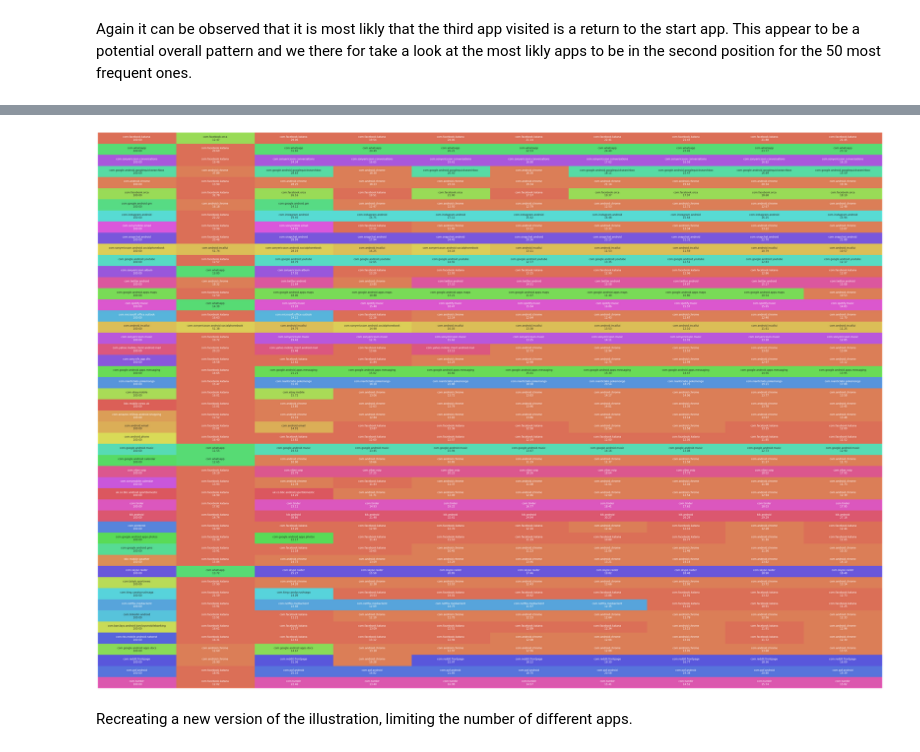
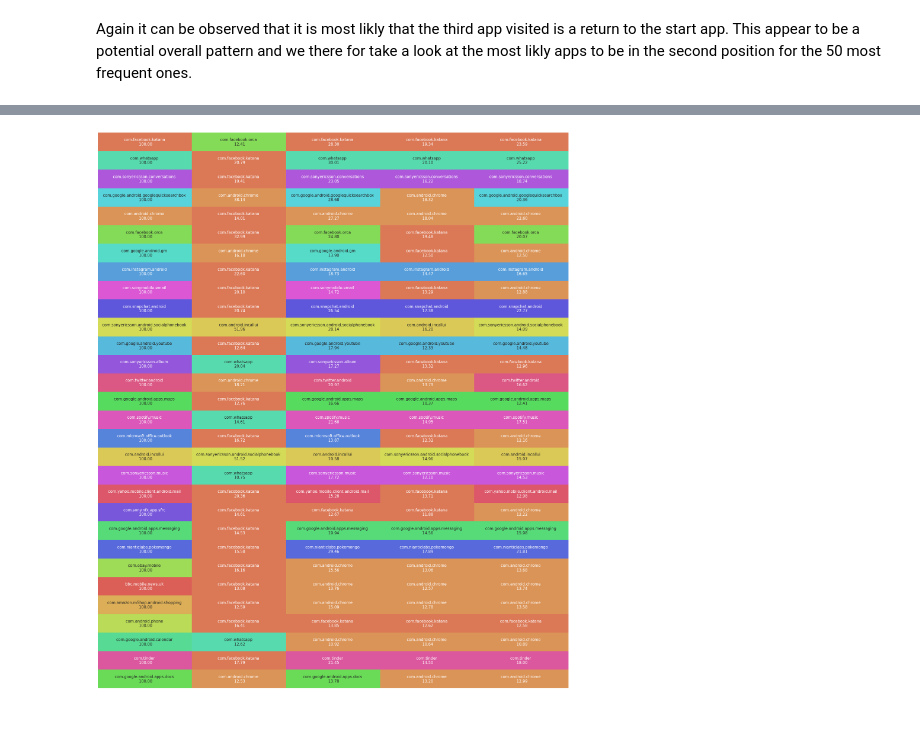
Before and after one commit to ClaraAndersen/motifs_and_competition_in_app_usage, a Jupyter notebook: Sessions_with_common_starting_apps.ipynb, the cells around one changed output, grey strips where cells are left out. Cells and saved outputs as stored; diff of their text form; code cells hidden in the pictures; blank space fills up the shorter version.

```diff
--- a/Sessions_with_common_starting_apps.ipynb
+++ b/Sessions_with_common_starting_apps.ipynb
@@ -327,0 +346,14 @@ for i in range(50):
+# %%
+# I am running this one
+df_start_sequences=pd.DataFrame([])
+frequent_apps=data2.groupby(['package_name']).size().nlargest(30)
+for i in range(30):
+    app=frequent_apps.reset_index().iloc[i].package_name
+    df_start_sequence=data2.set_index(['user_id','session']).loc[data2[(data2.new_session)\
+    &(data2.package_name==frequent_apps.reset_index().iloc[i].package_name)].set_index(['user_id','session']).index]\
+    .reset_index()
+    df_start_sequence['position in sequence']=1
+    df_start_sequence["position in sequence"]=df_start_sequence.groupby(['user_id','session'])["position in sequence"].cumsum()
+    df_start_sequence["start_app"]=app
+    df_start_sequences=df_start_sequences.append(df_start_sequence)
+    print("sessions starting with ",i,"have been added")
@@ -330,5 +380,3 @@ df_start_sequences.to_csv("start_sequences_top50.csv")
-# %%
-df_start_sequences=pd.read_csv("start_sequences_top50.csv")
 # %%
 df_probabilities_in_position=df_start_sequences.reset_index().groupby(["start_app","position in sequence","package_name"]).size()
 df_probabilities_in_position=df_probabilities_in_position.reset_index().rename(columns={0:"app_count"})
@@ -350,2 +398,2 @@ As we can see, there is serveral positions where more than one app has the highe
 # %%
-first_max_10_positions=df_max_probability_in_position[df_max_probability_in_position['position in sequence']<=10]
+first_max_5_positions=df_max_probability_in_position[df_max_probability_in_position['position in sequence']<=5]
@@ -352,2 +416,2 @@ first_max_10_positions=df_max_probability_in_position[df_max_probability_in_posi
 # %%
-first_max_10_positions=first_max_10_positions.merge(df_probabilities_in_position[df_probabilities_in_position['position in sequence']==1][['start_app','app_count_overall']].rename(columns={'app_count_overall':'start_app_count'}),on='start_app')
+first_max_5_positions=first_max_5_positions.merge(df_probabilities_in_position[df_probabilities_in_position['position in sequence']==1][['start_app','app_count_overall']].rename(columns={'app_count_overall':'start_app_count'}),on='start_app')
@@ -358,19 +422,24 @@ first_max_10_positions.package_name.unique()
 # %%
 value_to_int = {value: i for i, value in enumerate(first_max_10_positions.package_name.unique())}
 n=len(value_to_int)
-cm= sns.color_palette("hls", 50)
-Max_10_positions=first_max_10_positions.pivot(index='start_app', columns='position in sequence',values=['package_name'])
-Max_10_positions.columns=Max_10_positions.columns.droplevel(0)
-Max_10_positions=Max_10_positions.reset_index().merge(first_max_10_positions[['start_app','start_app_count']],on='start_app').sort_values('start_app_count',ascending=False).drop(columns="start_app_count").set_index('start_app').drop_duplicates()
-Max_10_positions_prob=first_max_10_positions.pivot(index='start_app', columns='position in sequence',values=['probability'])
-Max_10_positions_prob.columns=Max_10_positions_prob.columns.droplevel(0)
-Max_10_positions_prob=Max_10_positions_prob.reset_index().merge(first_max_10_positions[['start_app','start_app_count']],on='start_app').sort_values('start_app_count',ascending=False).drop(columns="start_app_count").set_index('start_app').drop_duplicates()
-labels=(np.asarray(["{} \n {:.2f}".format(app,prob) for app,prob in zip(Max_10_positions.values.reshape(-1),Max_10_positions_prob.values.reshape(-1))])).reshape(50,10)
-fig, ax = plt.subplots(figsize=(55,40))
-ax = sns.heatmap(Max_10_positions.replace(value_to_int), cmap=cm,annot=labels,fmt="",cbar=False,yticklabels=False)
+cm= sns.color_palette("hls", n)
+Max_5_positions=first_max_5_positions.pivot(index='start_app', columns='position in sequence',values=['package_name'])
+Max_5_positions.columns=Max_5_positions.columns.droplevel(0)
+#sort so the most the app which start the most sessions is first
+Max_5_positions=Max_5_positions.reset_index().merge(first_max_5_positions[['start_app','start_app_count']],on='start_app').sort_values('start_app_count',ascending=False).drop(columns="start_app_count").set_index('start_app').drop_duplicates()
+Max_5_positions_prob=first_max_5_positions.pivot(index='start_app', columns='position in sequence',values=['probability'])
+Max_5_positions_prob.columns=Max_5_positions_prob.columns.droplevel(0)
+Max_5_positions_prob=Max_5_positions_prob.reset_index().merge(first_max_5_positions[['start_app','start_app_count']],on='start_app').sort_values('start_app_count',ascending=False).drop(columns="start_app_count").set_index('start_app').drop_duplicates()
+labels=(np.asarray(["{} \n {:.2f}".format(app,prob) for app,prob in zip(Max_5_positions.values.reshape(-1),Max_5_positions_prob.values.reshape(-1))])).reshape(30,5)
+fig, ax = plt.subplots(figsize=(33,40))
+ax = sns.heatmap(Max_5_positions.replace(value_to_int), cmap=cm,annot=labels,annot_kws={"fontsize":15},fmt="",cbar=False,yticklabels=False)
 ax.set(xlabel='')
 ax.set(ylabel='')
 ax.tick_params(axis='both', which='major', labelsize=10, labelbottom = False, bottom=False, top = False, labeltop=False)
+plt.savefig("top30_common_start_apps.pdf",
+               bbox_inches='tight',
+               transparent=True,
+               pad_inches=0)
 plt.show()
 # %% [output]
-[figure, old version]
+[figure, new version]
@@ -411,2 +445,0 @@ plt.show()
-# %% [markdown]
-Recreating a new version of the illustration, limiting the number of different apps.
```
Also changed, not shown: parts of 23 cells of this notebook, 3 other files.
